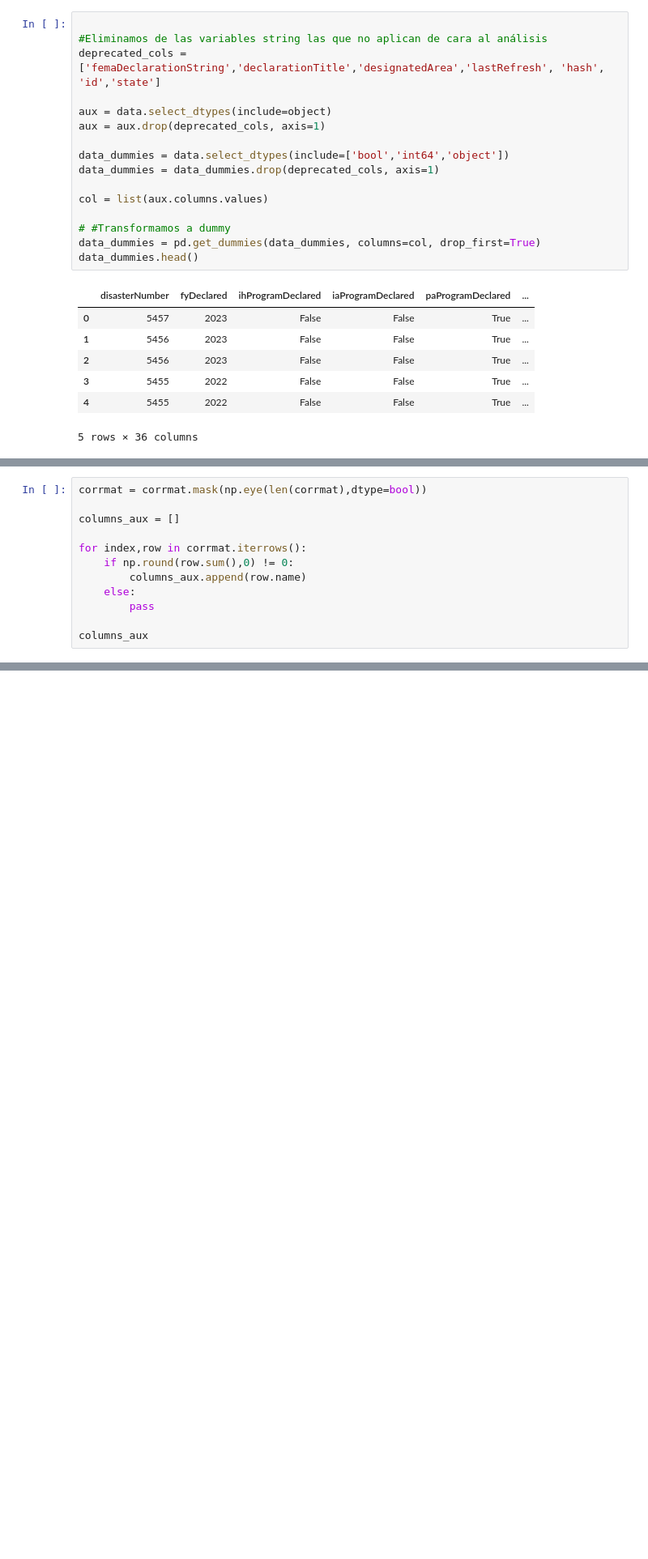
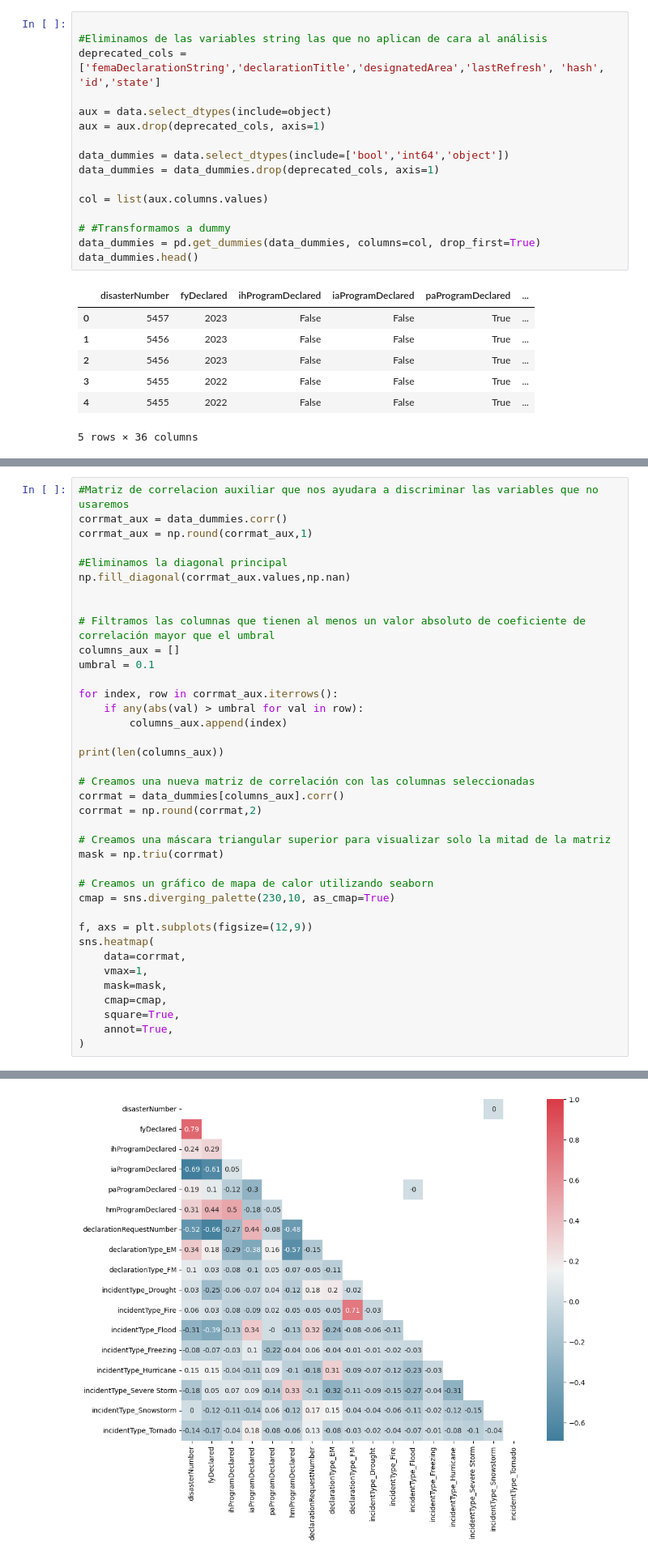
Before and after one commit to rubgarcia97/projects, a Jupyter notebook: API-ML/src/notebooks/eda.ipynb, the cells around one changed output, grey strips where cells are left out. Shown: that part at 81% size. Saved outputs shown, nothing was run; the diff lists cells and outputs as text; blank space fills up the shorter version.

```diff
--- a/API-ML/src/notebooks/eda.ipynb
+++ b/API-ML/src/notebooks/eda.ipynb
@@ -186,12 +220,0 @@ sns.heatmap(
-# %%
-corrmat = corrmat.mask(np.eye(len(corrmat),dtype=bool))
-
-columns_aux = []
-
-for index,row in corrmat.iterrows():
-    if np.round(row.sum(),0) != 0:
-        columns_aux.append(row.name)
-    else:
-        pass
-
-columns_aux
@@ -247,0 +221,39 @@ corrmat[columns_aux]
+# %%
+#Matriz de correlacion auxiliar que nos ayudara a discriminar las variables que no usaremos
+corrmat_aux = data_dummies.corr()
+corrmat_aux = np.round(corrmat_aux,1)
+
+#Eliminamos la diagonal principal
+np.fill_diagonal(corrmat_aux.values,np.nan)
+
+
+# Filtramos las columnas que tienen al menos un valor absoluto de coeficiente de correlación mayor que el umbral
+columns_aux = []
+umbral = 0.1
+
+for index, row in corrmat_aux.iterrows():
+    if any(abs(val) > umbral for val in row):
+        columns_aux.append(index)
+
+print(len(columns_aux))
+
+# Creamos una nueva matriz de correlación con las columnas seleccionadas
+corrmat = data_dummies[columns_aux].corr()
+corrmat = np.round(corrmat,2)
+
+# Creamos una máscara triangular superior para visualizar solo la mitad de la matriz
+mask = np.triu(corrmat)
+
+# Creamos un gráfico de mapa de calor utilizando seaborn
+cmap = sns.diverging_palette(230,10, as_cmap=True)
+
+f, axs = plt.subplots(figsize=(12,9))
+sns.heatmap(
+    data=corrmat,
+    vmax=1,
+    mask=mask,
+    cmap=cmap,
+    square=True,
+    annot=True,
+)
+# %% [output]
@@ -247,0 +262 @@ corrmat[columns_aux]
+[figure, added]
```
Also changed, not shown: parts of 17 cells of this notebook, 2 other files.
